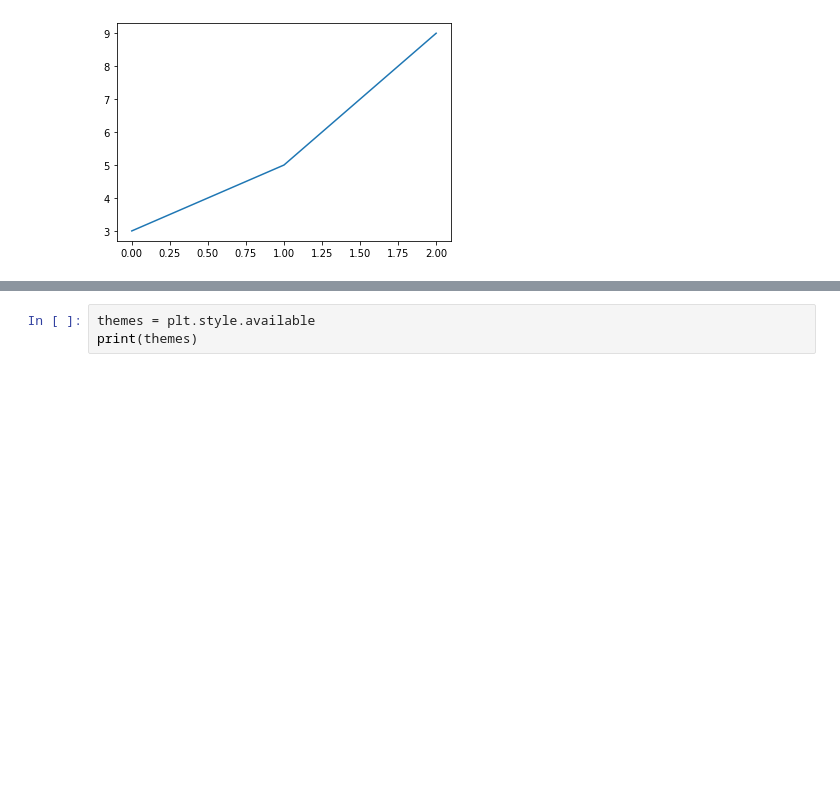
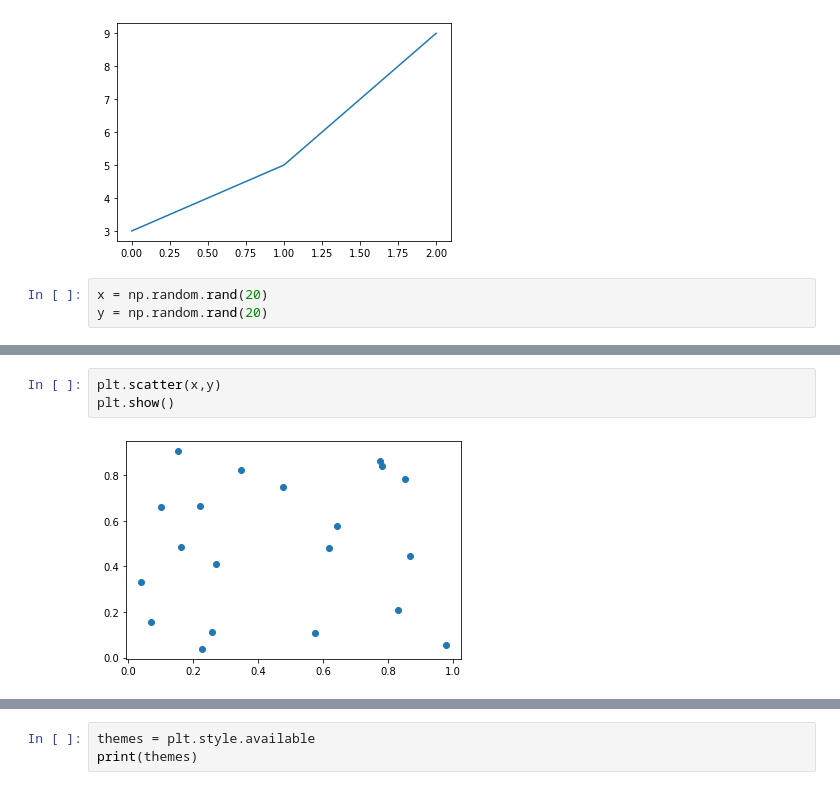
Before and after one commit to rishabhrathore055/DataScience, a Jupyter notebook: Data Visulization/Matplotlib/Matplotlib.ipynb, the cells around one changed output, grey strips where cells are left out. Saved outputs shown, nothing was run; the diff lists cells and outputs as text; blank space fills up the shorter version.

```diff
--- a/Data Visulization/Matplotlib/Matplotlib.ipynb
+++ b/Data Visulization/Matplotlib/Matplotlib.ipynb
@@ -12,3 +12,6 @@ plt.plot([3,5,9])
 plt.show()
 # %% [output]
 [figure]
+# %%
+x = np.random.rand(20)
+y = np.random.rand(20)
@@ -14,0 +32,5 @@ plt.show()
+# %%
+plt.scatter(x,y)
+plt.show()
+# %% [output]
+[figure, added]
```
Also changed, not shown: parts of 19 cells of this notebook.
